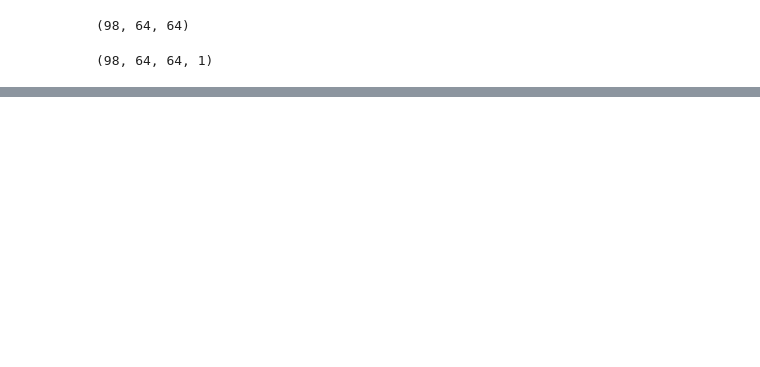
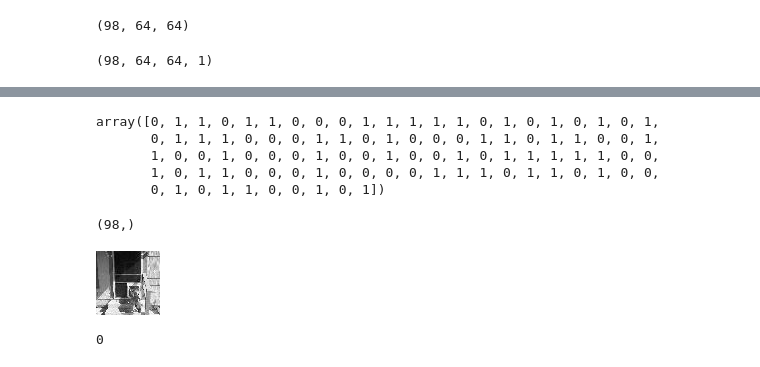
Before and after one commit to 5hv5hvnk/Hindi-Character-recognition, a Jupyter notebook: Hindi_char_rec.ipynb, the cells around one changed output, grey strips where cells are left out. Cells and saved outputs as stored; diff of their text form; code cells hidden in the pictures; blank space fills up the shorter version.

```diff
--- a/Hindi_char_rec.ipynb
+++ b/Hindi_char_rec.ipynb
@@ -177,0 +240,20 @@ array([0, 1, 0, 1, 1, 1, 0, 1, 1, 1, 1, 0, 1, 1, 1, 0, 0, 1, 0, 1, 0, 1,
+# %%
+y_pred
+# %% [output]
+array([0, 1, 1, 0, 1, 1, 0, 0, 0, 1, 1, 1, 1, 1, 0, 1, 0, 1, 0, 1, 0, 1,
+       0, 1, 1, 1, 0, 0, 0, 1, 1, 0, 1, 0, 0, 0, 1, 1, 0, 1, 1, 0, 0, 1,
+       1, 0, 0, 1, 0, 0, 0, 1, 0, 0, 1, 0, 0, 1, 0, 1, 1, 1, 1, 1, 0, 0,
+       1, 0, 1, 1, 0, 0, 0, 1, 0, 0, 0, 0, 1, 1, 1, 0, 1, 1, 0, 1, 0, 0,
+       0, 1, 0, 1, 1, 0, 0, 1, 0, 1])
+# %%
+y_pred.shape
+# %% [output]
+(98,)
+# %%
+cv2_imshow(test_data[3])
+# %% [output]
+[figure, added]
+# %%
+y_pred[3]
+# %% [output]
+0
```
Also changed, not shown: parts of 26 cells of this notebook.
